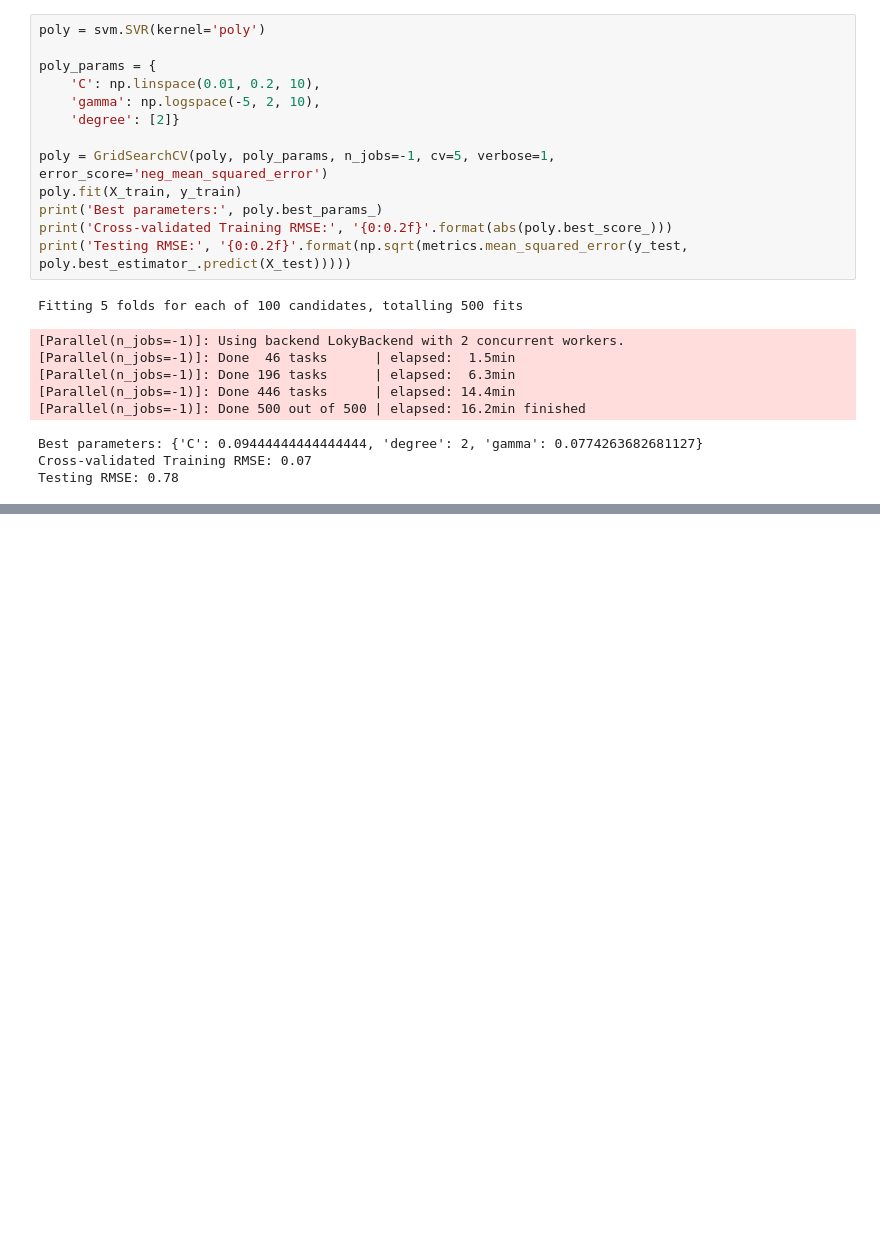
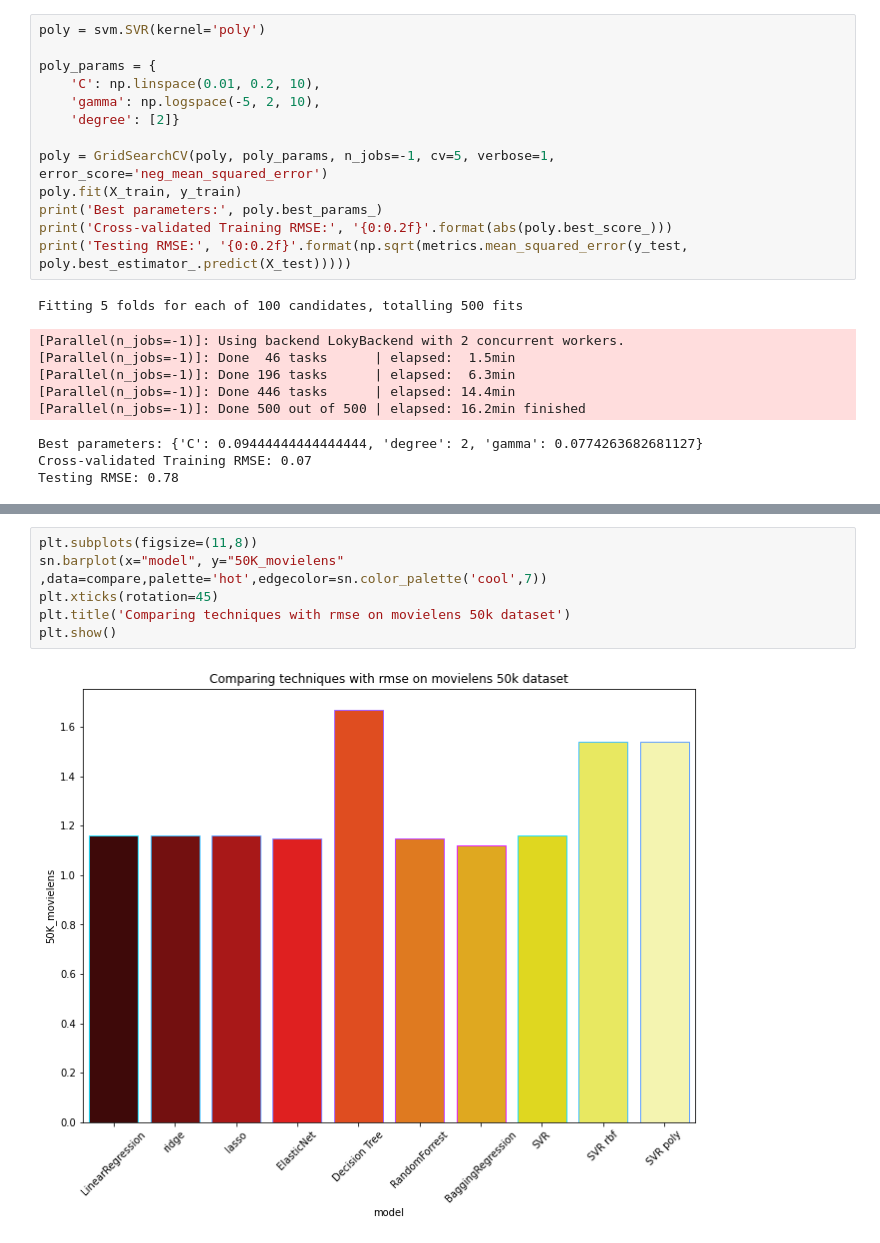
Before and after one commit to rezaul-h/Hybrid-Reccomender-System, a Jupyter notebook: TMDB_Reccomendation.ipynb, the cells around one changed output, grey strips where cells are left out. Drawn from its saved outputs; the diff is of its cells as text; blank space fills up the shorter version.

```diff
--- a/TMDB_Reccomendation.ipynb
+++ b/TMDB_Reccomendation.ipynb
@@ -1901,0 +1785,8 @@ Testing RMSE: 0.78
+# %%
+plt.subplots(figsize=(11,8))
+sn.barplot(x="model", y="50K_movielens" ,data=compare,palette='hot',edgecolor=sn.color_palette('cool',7))
+plt.xticks(rotation=45)
+plt.title('Comparing techniques with rmse on movielens 50k dataset')
+plt.show()
+# %% [output]
+[figure, added]
```
Also changed, not shown: parts of 40 cells of this notebook, 4 other files.
